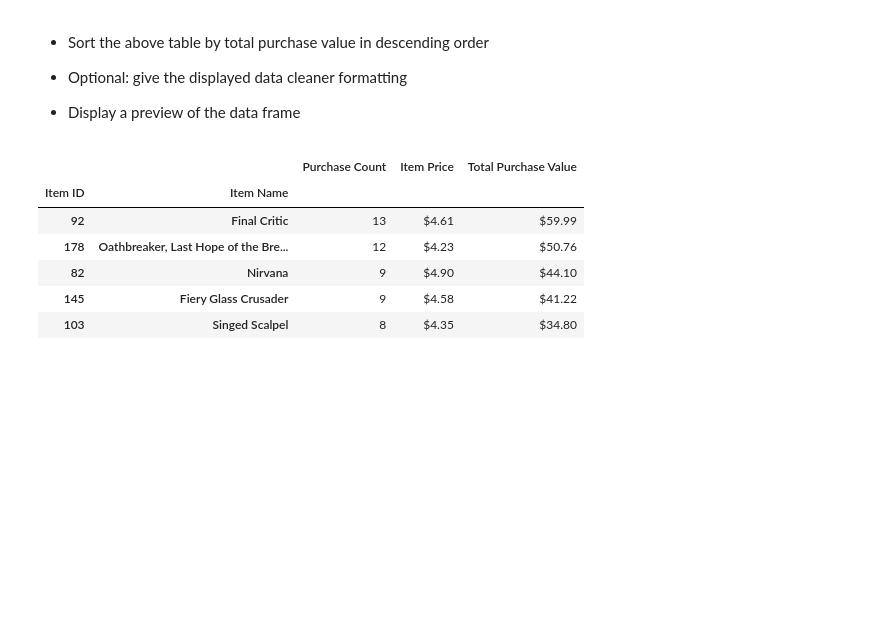
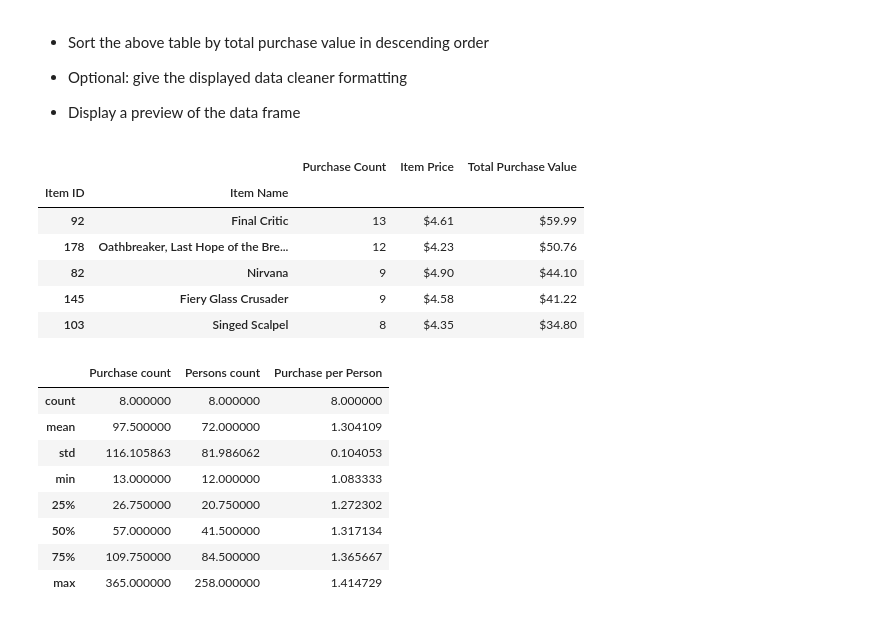
Before and after one commit to jtslater2/JTS-HW4-Pandas, a Jupyter notebook: jts-heroes.ipynb, the cells around one changed output. Cells and saved outputs as stored; diff of their text form; code cells hidden in the pictures; blank space fills up the shorter version.

```diff
--- a/jts-heroes.ipynb
+++ b/jts-heroes.ipynb
@@ -441,3 +441,26 @@ mpri_df_final.head()
 | 82 | Nirvana | 9 | $4.90 | $44.10 |
 | 145 | Fiery Glass Crusader | 9 | $4.58 | $41.22 |
 | 103 | Singed Scalpel | 8 | $4.35 | $34.80 |
+# %%
+#Additional stats for analysis
+
+#create dataframe with purchase and person per age group
+pp_df = pd.DataFrame({"Age Range":ag_list,
+                         "Purchase count": ag_pc_total,
+                         "Persons count":counttotal,
+                     })
+
+#Add column for Purchase per Person
+pp_df["Purchase per Person"] = pp_df["Purchase count"]/pp_df["Persons count"]
+
+pp_df.describe()
+# %% [output]
+|  | Purchase count | Persons count | Purchase per Person |
+| count | 8.000000 | 8.000000 | 8.000000 |
+| mean | 97.500000 | 72.000000 | 1.304109 |
+| std | 116.105863 | 81.986062 | 0.104053 |
+| min | 13.000000 | 12.000000 | 1.083333 |
+| 25% | 26.750000 | 20.750000 | 1.272302 |
+| 50% | 57.000000 | 41.500000 | 1.317134 |
+| 75% | 109.750000 | 84.500000 | 1.365667 |
+| max | 365.000000 | 258.000000 | 1.414729 |
```
Also changed, not shown: 1 other file.
